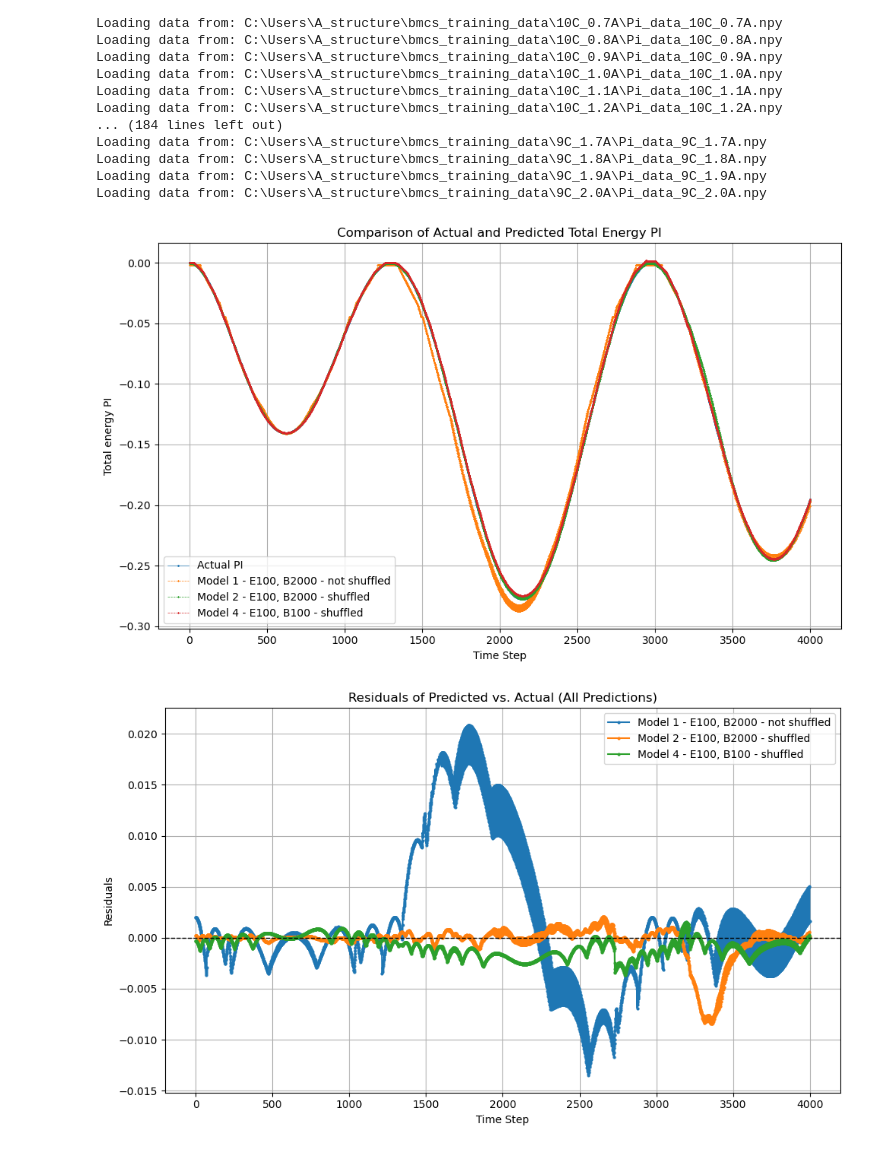
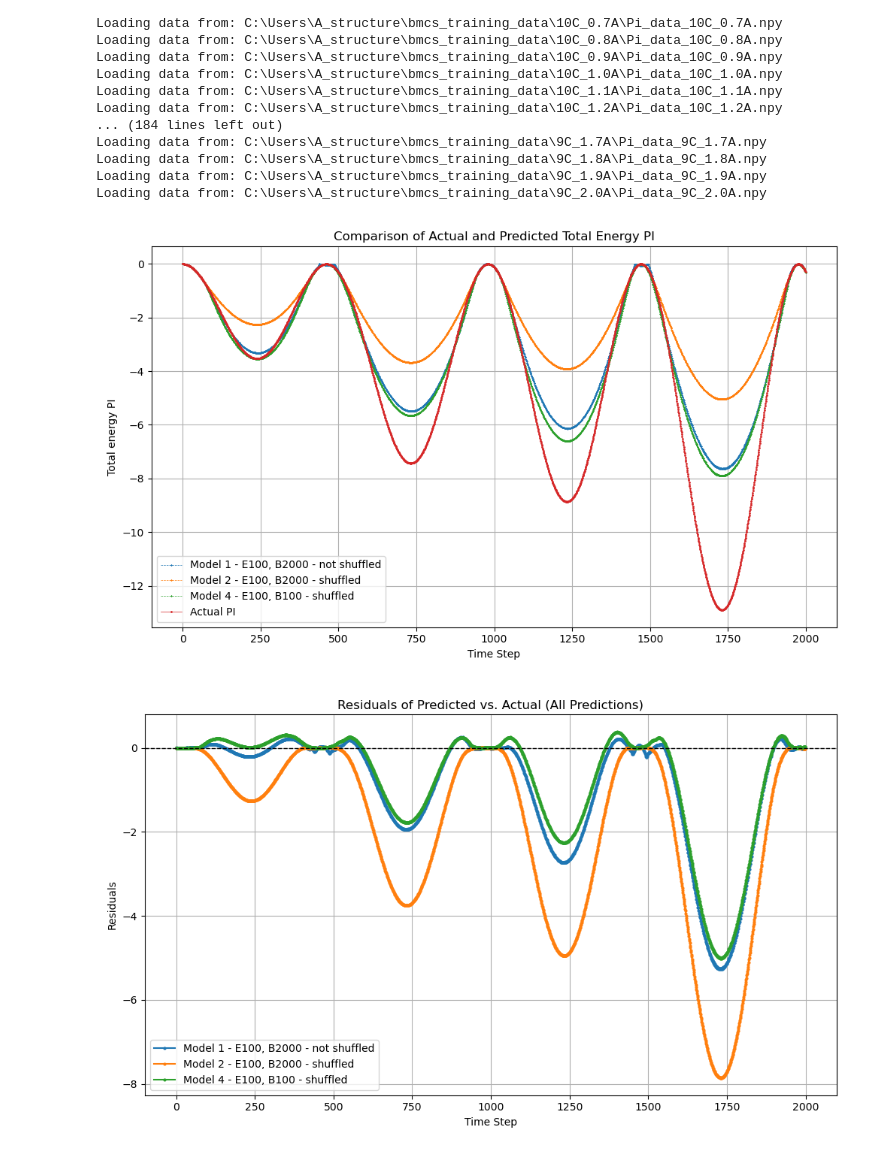
Before and after one commit to bmcs-group/bmcs_ml, a Jupyter notebook: bmcs_ml/ml_pi_predictor/prediction_check_3.ipynb, the cells around one changed output. Cells and saved outputs as stored; diff of their text form; code cells hidden in the pictures.

```diff
--- a/bmcs_ml/ml_pi_predictor/prediction_check_3.ipynb
+++ b/bmcs_ml/ml_pi_predictor/prediction_check_3.ipynb
@@ -41,9 +41,9 @@ sample_data_2_path = Path("C:/Users/A_structure/bmcs_validating_data/2.5C_1.45A_
 sample_data_1 = np.load(sample_data_1_path)
 sample_data_2 = np.load(sample_data_2_path)
 # %%
-
+%matplotlib widget
 # ---------- Load and Normalize Data ----------
-sample_data = sample_data_2
+sample_data = sample_data_1
 eps_t, dd_eps_t, eps_v_t, d_t, pi_n1 = sample_data.T
 input_vectors = np.column_stack([eps_t, dd_eps_t, eps_v_t, d_t])
 
@@ -85,9 +85,10 @@ for label, model_path in model_configs.items():
 
 # ---------- Plot: Actual vs Predicted Time Series ----------
 plt.figure(figsize=(10, 6))
-plt.plot(pi_n1, label='Actual PI', linestyle='-', marker='o', markersize=1, linewidth=0.5)
 for label, preds in all_predictions.items():
     plt.plot(preds , label=label, linestyle='--', marker='x', markersize=1, linewidth=0.5)
+plt.plot(pi_n1, label='Actual PI', linestyle='-', marker='o', markersize=1, linewidth=0.5)
+
 plt.xlabel("Time Step")
 plt.ylabel("Total energy PI")
 plt.legend()
@@ -111,34 +112,34 @@ plt.tight_layout()
 plt.show()
 
 # ---------- Plot: Scatter Actual vs Predicted ----------
 plt.figure(figsize=(6, 6))
-for label, preds in all_predictions.items():
-    plt.scatter(pi_n1, preds, label=label, alpha=0.6, s=10, edgecolors='k')
+for label, b in all_predictions.items():
+    plt.scatter(pi_n1, preds, label=label, alpha=0.6, s=2, edgecolors='k')
 plt.plot([min(pi_n1), max(pi_n1)], [min(pi_n1), max(pi_n1)], 'r--', label='Perfect Fit')
 plt.xlabel("Actual pi_n1")
 plt.ylabel("Predicted pi_n1")
 plt.title("Actual vs. Predicted (All Predictions)")
 plt.legend()
 plt.grid()
 plt.tight_layout()
 plt.show()
 
 # ---------- Compute and Print Metrics ----------
 for i, (label, preds) in enumerate(all_predictions.items(), start=1):
     mse = np.mean((pi_n1 - preds) ** 2)
     rmse = np.sqrt(mse)
     mae = np.mean(np.abs(pi_n1 - preds))
     ss_total = np.sum((pi_n1 - np.mean(pi_n1)) ** 2)
     ss_residual = np.sum((pi_n1 - preds) ** 2)
     r2 = 1 - (ss_residual / ss_total)
     pearson_corr, _ = pearsonr(pi_n1, preds)
 
     print(f'\n📊 Metrics for {label}:')
     print(f'  MSE: {mse:.6f}')
     print(f'  RMSE: {rmse:.6f}')
     print(f'  MAE: {mae:.6f}')
     print(f'  R²: {r2:.6f}')
     print(f'  Pearson Correlation: {pearson_corr:.6f}')
 # %% [output]
-[figure, old version]
+[figure, new version]
-[figure, old version]
+[figure, new version]
```
Also changed, not shown: parts of 1 cell of this notebook, 2 other files.
